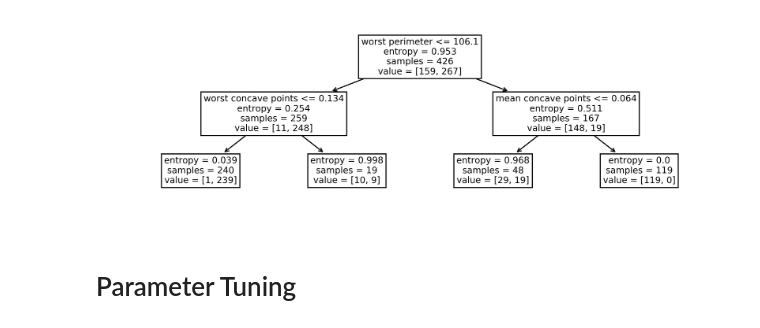
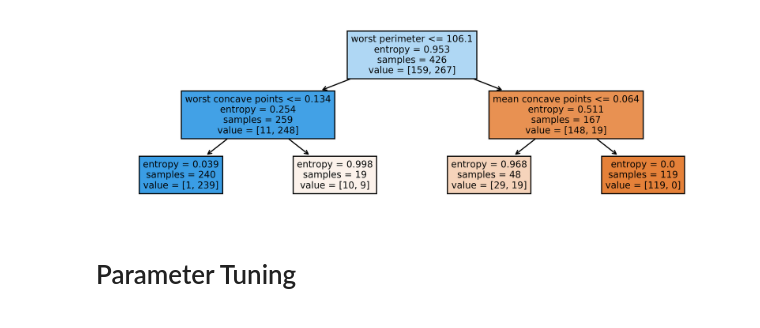
Before and after one commit to amueller/COMS4995-s20, a Jupyter notebook: slides/aml-08-trees-forests/aml-10.ipynb, the cells around one changed output. Cells and saved outputs as stored; diff of their text form; code cells hidden in the pictures.

Commit message:
color trees

```diff
--- a/slides/aml-08-trees-forests/aml-10.ipynb
+++ b/slides/aml-08-trees-forests/aml-10.ipynb
@@ -32,10 +32,10 @@ DecisionTreeClassifier(class_weight=None, criterion='entropy', max_depth=2,
 # %%
 from sklearn.tree import plot_tree
 plt.figure(figsize=(10, 3), dpi=300)
-tree_dot = plot_tree(tree, feature_names=cancer.feature_names)
+tree_dot = plot_tree(tree, feature_names=cancer.feature_names, filled=True)
 plt.savefig("images/mpl_tree_plot.png")
 # %% [output]
-[figure, old version]
+[figure, new version]
 # %% [markdown]
 # Parameter Tuning
 # %%
```
Also changed, not shown: parts of 15 cells of this notebook, 10 other files.
